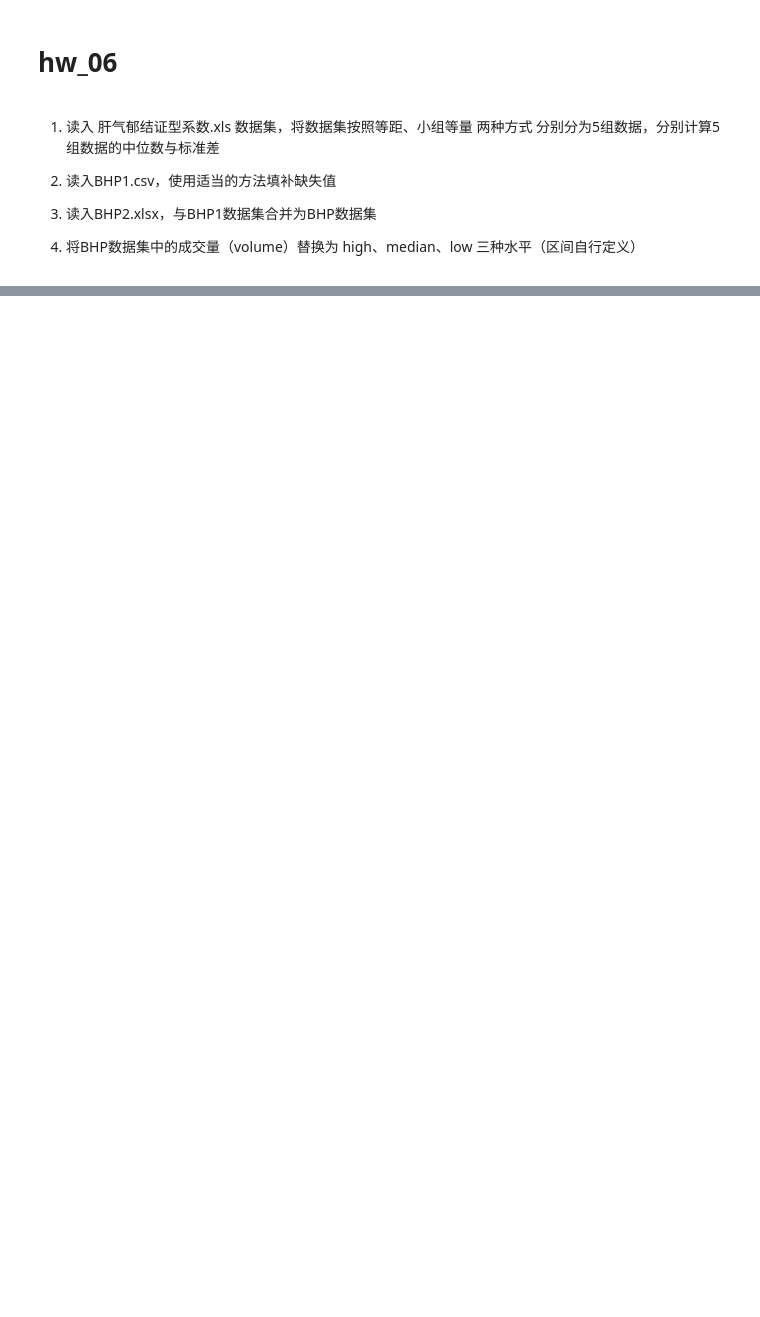
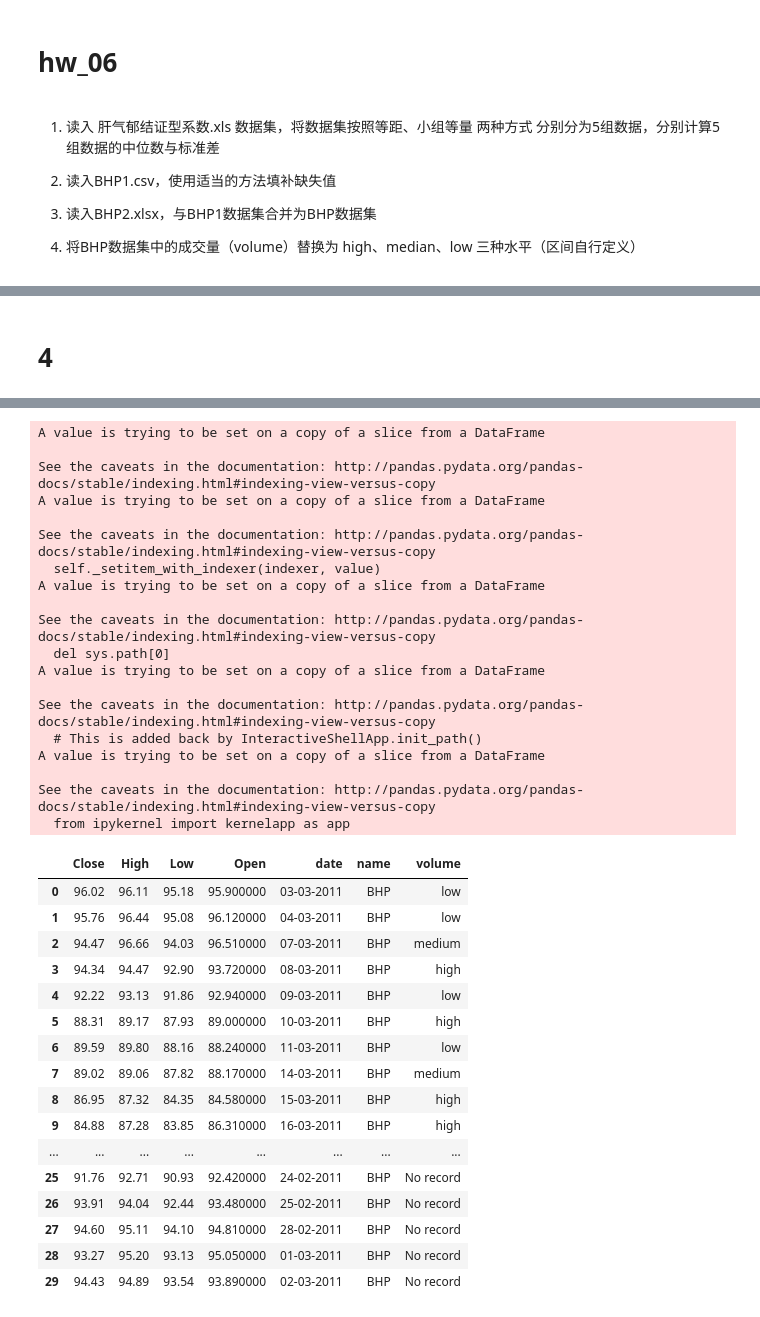
Before and after one commit to WentingRuan/Learn_Python, a Jupyter notebook: 6/hw_06.ipynb, the cells around one changed output, grey strips where cells are left out. Cells and saved outputs as stored; diff of their text form; code cells hidden in the pictures; blank space fills up the shorter version.

```diff
--- a/6/hw_06.ipynb
+++ b/6/hw_06.ipynb
@@ -41,0 +79,10 @@ df.describe()
+# %%
+def ployinterp_column(s, n, k=5):
+  y = s[list(range(n-k, n)) + list(range(n+1, n+1+k))] #取数
+  y = y[y.notnull()] #剔除空值
+  return lagrange(y.index, list(y))(n)
+# %%
+for i in BHP1.columns:
+  for j in range(len(BHP1)):
+    if (BHP1[i].isnull())[j]: #如果为空即插值。
+      BHP1[i][j] = ployinterp_column(BHP1[i], j)
@@ -41,0 +139,3 @@ df.describe()
+# %%
+BHP = pd.concat([BHP2,BHP1],axis = 0,ignore_index =True)
+print("BHP","\n",BHP)
@@ -41,0 +160,24 @@ df.describe()
+# %% [markdown]
+# 4
+# %%
+print(BHP["volume"].describe())
+
+# data["销量"][(data["销量"] < 400) | (data["销量"] > 5000)] = None
+high = BHP["volume"].describe()["50%"]
+low = BHP["volume"].describe()["25%"]
+print(high)
+print(low)
+
+for i in range(len(BHP)):
+    if BHP["volume"][i] >= high:
+        BHP["volume"][i] = "high"
+    elif BHP["volume"][i] < high and BHP["volume"][i] > low:
+        BHP["volume"][i] = "medium"
+    elif np.isnan(BHP["volume"][i]):
+        BHP["volume"][i] = "No record"
+    else:
+        BHP["volume"][i] = "low"
+
+
+BHP
+# %% [output]
@@ -41,0 +195,36 @@ df.describe()
+A value is trying to be set on a copy of a slice from a DataFrame
+
+See the caveats in the documentation: http://pandas.pydata.org/pandas-docs/stable/indexing.html#indexing-view-versus-copy
+A value is trying to be set on a copy of a slice from a DataFrame
+
+See the caveats in the documentation: http://pandas.pydata.org/pandas-docs/stable/indexing.html#indexing-view-versus-copy
+  self._setitem_with_indexer(indexer, value)
+A value is trying to be set on a copy of a slice from a DataFrame
+
+See the caveats in the documentation: http://pandas.pydata.org/pandas-docs/stable/indexing.html#indexing-view-versus-copy
+  del sys.path[0]
+A value is trying to be set on a copy of a slice from a DataFrame
+
+See the caveats in the documentation: http://pandas.pydata.org/pandas-docs/stable/indexing.html#indexing-view-versus-copy
+  # This is added back by InteractiveShellApp.init_path()
+A value is trying to be set on a copy of a slice from a DataFrame
+
+See the caveats in the documentation: http://pandas.pydata.org/pandas-docs/stable/indexing.html#indexing-view-versus-copy
+  from ipykernel import kernelapp as app
+|  | Close | High | Low | Open | date | name | volume |
+| 0 | 96.02 | 96.11 | 95.18 | 95.900000 | 03-03-2011 | BHP | low |
+| 1 | 95.76 | 96.44 | 95.08 | 96.120000 | 04-03-2011 | BHP | low |
+| 2 | 94.47 | 96.66 | 94.03 | 96.510000 | 07-03-2011 | BHP | medium |
+| 3 | 94.34 | 94.47 | 92.90 | 93.720000 | 08-03-2011 | BHP | high |
+| 4 | 92.22 | 93.13 | 91.86 | 92.940000 | 09-03-2011 | BHP | low |
+| 5 | 88.31 | 89.17 | 87.93 | 89.000000 | 10-03-2011 | BHP | high |
+| 6 | 89.59 | 89.80 | 88.16 | 88.240000 | 11-03-2011 | BHP | low |
+| 7 | 89.02 | 89.06 | 87.82 | 88.170000 | 14-03-2011 | BHP | medium |
+| 8 | 86.95 | 87.32 | 84.35 | 84.580000 | 15-03-2011 | BHP | high |
+| 9 | 84.88 | 87.28 | 83.85 | 86.310000 | 16-03-2011 | BHP | high |
+| ... | ... | ... | ... | ... | ... | ... | ... |
+| 25 | 91.76 | 92.71 | 90.93 | 92.420000 | 24-02-2011 | BHP | No record |
+| 26 | 93.91 | 94.04 | 92.44 | 93.480000 | 25-02-2011 | BHP | No record |
+| 27 | 94.60 | 95.11 | 94.10 | 94.810000 | 28-02-2011 | BHP | No record |
+| 28 | 93.27 | 95.20 | 93.13 | 95.050000 | 01-03-2011 | BHP | No record |
+| 29 | 94.43 | 94.89 | 93.54 | 93.890000 | 02-03-2011 | BHP | No record |
```
Also changed, not shown: parts of 11 cells of this notebook, 5 other files.
